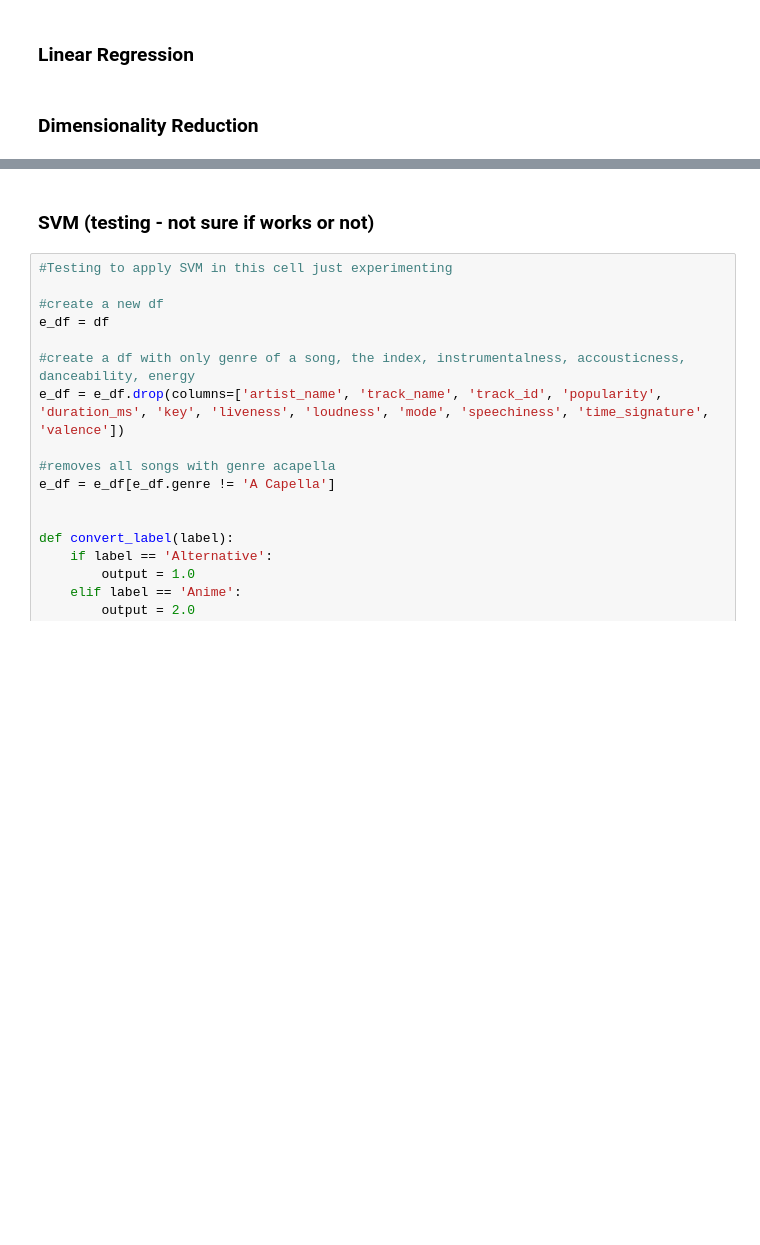
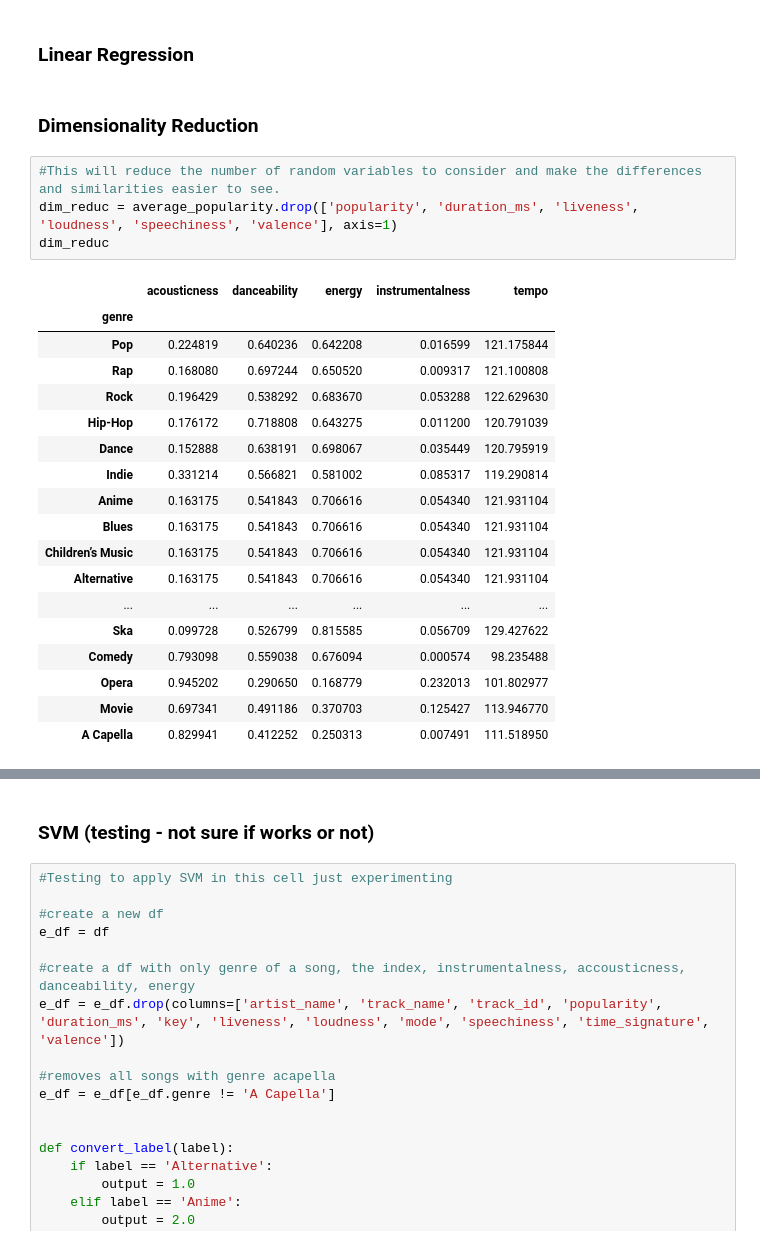
Before and after one commit to jamesjaeyu/SpotifyGenreAnalysis, a Jupyter notebook: FinalProject_group88.ipynb, the cells around one changed output, grey strips where cells are left out. Cells and saved outputs as stored; diff of their text form; blank space fills up the shorter version.

```diff
--- a/FinalProject_group88.ipynb
+++ b/FinalProject_group88.ipynb
@@ -697,3 +697,26 @@ After exploring our data we have narrowed down the audio attributes to four attr
 ### Linear Regression
 # %% [markdown]
 ### Dimensionality Reduction
+# %%
+#This will reduce the number of random variables to consider and make the differences and similarities easier to see.
+dim_reduc = average_popularity.drop(['popularity', 'duration_ms', 'liveness', 'loudness', 'speechiness', 'valence'], axis=1)
+dim_reduc
+# %% [output]
+|  | acousticness | danceability | energy | instrumentalness | tempo |
+| genre |  |  |  |  |  |
+| Pop | 0.224819 | 0.640236 | 0.642208 | 0.016599 | 121.175844 |
+| Rap | 0.168080 | 0.697244 | 0.650520 | 0.009317 | 121.100808 |
+| Rock | 0.196429 | 0.538292 | 0.683670 | 0.053288 | 122.629630 |
+| Hip-Hop | 0.176172 | 0.718808 | 0.643275 | 0.011200 | 120.791039 |
+| Dance | 0.152888 | 0.638191 | 0.698067 | 0.035449 | 120.795919 |
+| Indie | 0.331214 | 0.566821 | 0.581002 | 0.085317 | 119.290814 |
+| Anime | 0.163175 | 0.541843 | 0.706616 | 0.054340 | 121.931104 |
+| Blues | 0.163175 | 0.541843 | 0.706616 | 0.054340 | 121.931104 |
+| Children’s Music | 0.163175 | 0.541843 | 0.706616 | 0.054340 | 121.931104 |
+| Alternative | 0.163175 | 0.541843 | 0.706616 | 0.054340 | 121.931104 |
+| ... | ... | ... | ... | ... | ... |
+| Ska | 0.099728 | 0.526799 | 0.815585 | 0.056709 | 129.427622 |
+| Comedy | 0.793098 | 0.559038 | 0.676094 | 0.000574 | 98.235488 |
+| Opera | 0.945202 | 0.290650 | 0.168779 | 0.232013 | 101.802977 |
+| Movie | 0.697341 | 0.491186 | 0.370703 | 0.125427 | 113.946770 |
+| A Capella | 0.829941 | 0.412252 | 0.250313 | 0.007491 | 111.518950 |
```
Also changed, not shown: parts of 7 cells of this notebook.
